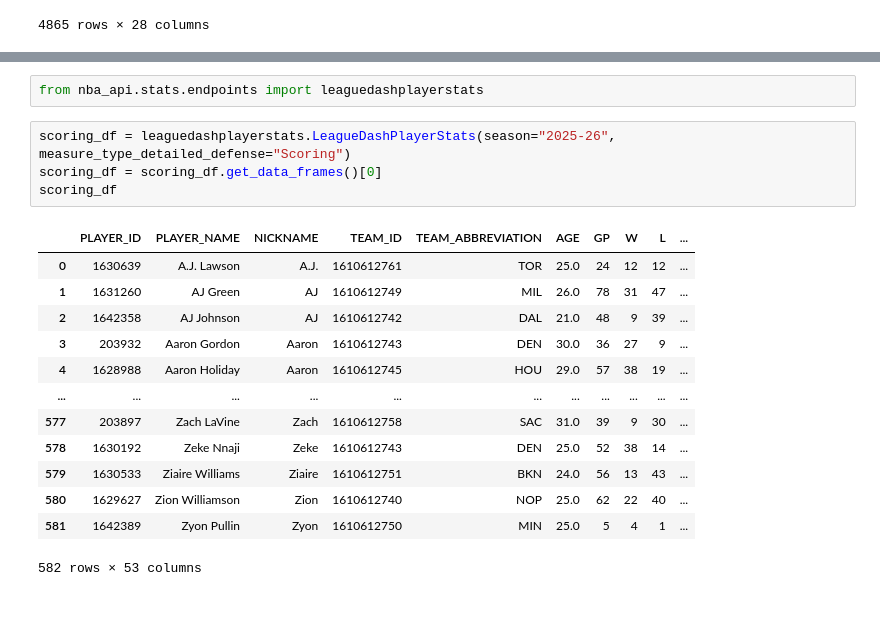
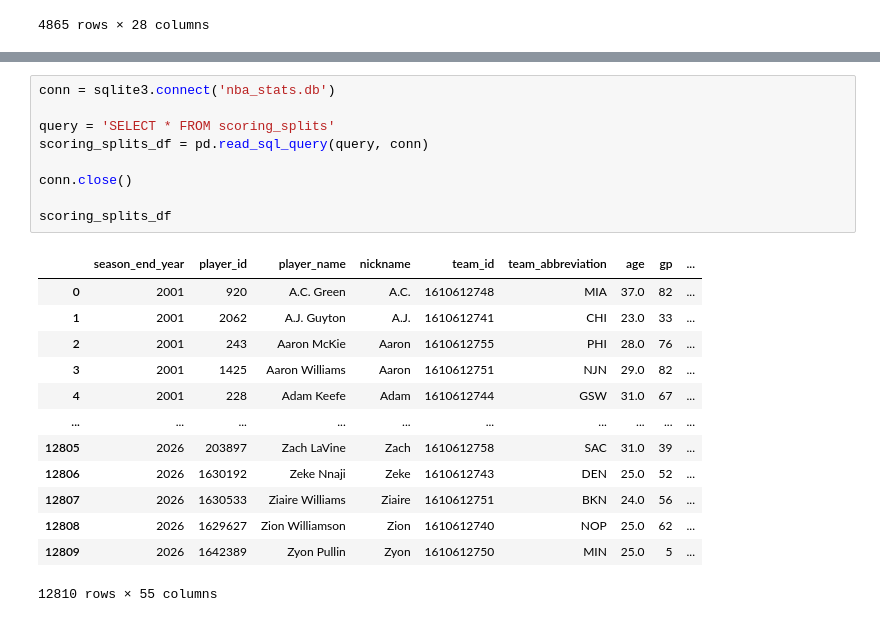
Before and after one commit to tmcewen66/basketball-analytics, a Jupyter notebook: brdatanb.ipynb, the cells around one changed output, grey strips where cells are left out. Saved outputs shown, nothing was run; the diff lists cells and outputs as text.

```diff
--- a/brdatanb.ipynb
+++ b/brdatanb.ipynb
@@ -347,23 +347,26 @@ ppg_leaders_2026
 | 4823 | Norman Powell | MIAMI HEAT | 2026 | 2025-2026 | powelno01 | 1626181 | 114.273894 | 145.051690 | 104.819277 | ... |
 | 4856 | Trey Murphy III | NEW ORLEANS PELICANS | 2026 | 2025-2026 | murphtr02 | 1630530 | 109.989473 | 124.578929 | 105.507745 | ... |
 | 4716 | Brandon Ingram | TORONTO RAPTORS | 2026 | 2025-2026 | ingrabr01 | 1627742 | 107.077060 | 134.597514 | 98.623064 | ... |
-# %%
-from nba_api.stats.endpoints import leaguedashplayerstats
-# %%
-scoring_df = leaguedashplayerstats.LeagueDashPlayerStats(season="2025-26", measure_type_detailed_defense="Scoring")
-scoring_df = scoring_df.get_data_frames()[0]
-scoring_df
-# %% [output]
-|  | PLAYER_ID | PLAYER_NAME | NICKNAME | TEAM_ID | TEAM_ABBREVIATION | AGE | GP | W | L | ... |
-| 0 | 1630639 | A.J. Lawson | A.J. | 1610612761 | TOR | 25.0 | 24 | 12 | 12 | ... |
-| 1 | 1631260 | AJ Green | AJ | 1610612749 | MIL | 26.0 | 78 | 31 | 47 | ... |
-| 2 | 1642358 | AJ Johnson | AJ | 1610612742 | DAL | 21.0 | 48 | 9 | 39 | ... |
-| 3 | 203932 | Aaron Gordon | Aaron | 1610612743 | DEN | 30.0 | 36 | 27 | 9 | ... |
-| 4 | 1628988 | Aaron Holiday | Aaron | 1610612745 | HOU | 29.0 | 57 | 38 | 19 | ... |
-| ... | ... | ... | ... | ... | ... | ... | ... | ... | ... | ... |
-| 577 | 203897 | Zach LaVine | Zach | 1610612758 | SAC | 31.0 | 39 | 9 | 30 | ... |
-| 578 | 1630192 | Zeke Nnaji | Zeke | 1610612743 | DEN | 25.0 | 52 | 38 | 14 | ... |
-| 579 | 1630533 | Ziaire Williams | Ziaire | 1610612751 | BKN | 24.0 | 56 | 13 | 43 | ... |
-| 580 | 1629627 | Zion Williamson | Zion | 1610612740 | NOP | 25.0 | 62 | 22 | 40 | ... |
-| 581 | 1642389 | Zyon Pullin | Zyon | 1610612750 | MIN | 25.0 | 5 | 4 | 1 | ... |
-582 rows × 53 columns
+# %%
+conn = sqlite3.connect('nba_stats.db')
+
+query = 'SELECT * FROM scoring_splits'
+scoring_splits_df = pd.read_sql_query(query, conn)
+
+conn.close()
+
+scoring_splits_df
+# %% [output]
+|  | season_end_year | player_id | player_name | nickname | team_id | team_abbreviation | age | gp | ... |
+| 0 | 2001 | 920 | A.C. Green | A.C. | 1610612748 | MIA | 37.0 | 82 | ... |
+| 1 | 2001 | 2062 | A.J. Guyton | A.J. | 1610612741 | CHI | 23.0 | 33 | ... |
+| 2 | 2001 | 243 | Aaron McKie | Aaron | 1610612755 | PHI | 28.0 | 76 | ... |
+| 3 | 2001 | 1425 | Aaron Williams | Aaron | 1610612751 | NJN | 29.0 | 82 | ... |
+| 4 | 2001 | 228 | Adam Keefe | Adam | 1610612744 | GSW | 31.0 | 67 | ... |
+| ... | ... | ... | ... | ... | ... | ... | ... | ... | ... |
+| 12805 | 2026 | 203897 | Zach LaVine | Zach | 1610612758 | SAC | 31.0 | 39 | ... |
+| 12806 | 2026 | 1630192 | Zeke Nnaji | Zeke | 1610612743 | DEN | 25.0 | 52 | ... |
+| 12807 | 2026 | 1630533 | Ziaire Williams | Ziaire | 1610612751 | BKN | 24.0 | 56 | ... |
+| 12808 | 2026 | 1629627 | Zion Williamson | Zion | 1610612740 | NOP | 25.0 | 62 | ... |
+| 12809 | 2026 | 1642389 | Zyon Pullin | Zyon | 1610612750 | MIN | 25.0 | 5 | ... |
+12810 rows × 55 columns
```
